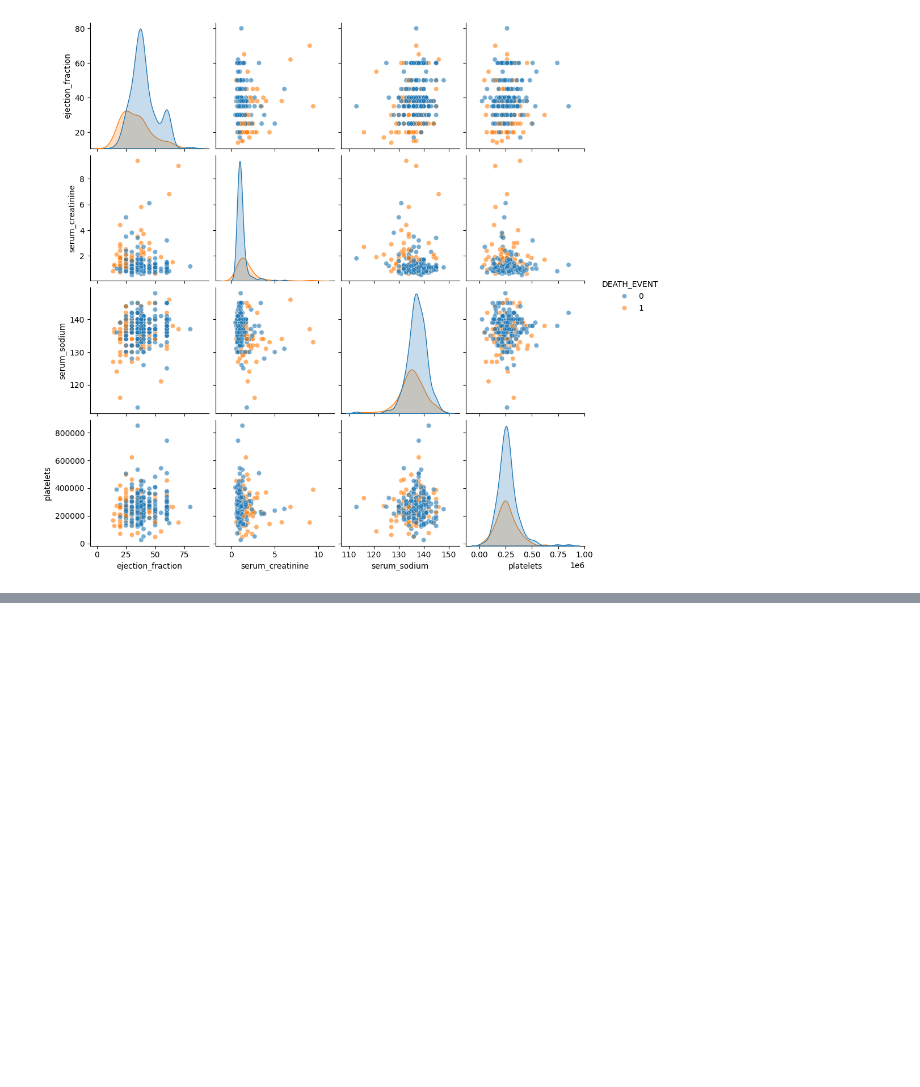
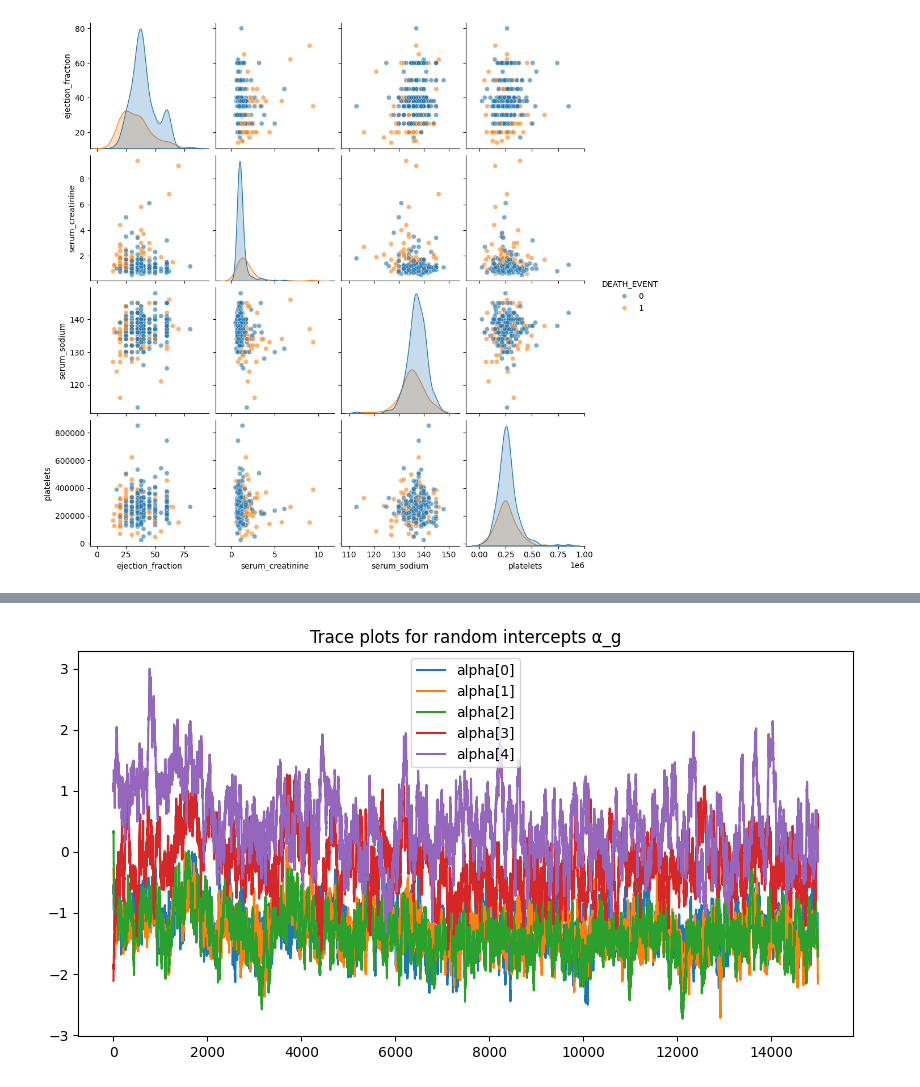
Before and after one commit to jingaling00/bayesian-stats-final-project-fa25, a Jupyter notebook: bayesian-final-proj-fa25.ipynb, the cells around one changed output, grey strips where cells are left out. Saved outputs shown, nothing was run; the diff lists cells and outputs as text; code cells hidden in the pictures; blank space fills up the shorter version.

Commit message:
Added Metropolis sampler
The sampler uses a model selection procedure which relies on empirical inclusion probabilities from previous sampling iterations.

```diff
--- a/bayesian-final-proj-fa25.ipynb
+++ b/bayesian-final-proj-fa25.ipynb
@@ -116,0 +350,9 @@ plt.show()
+# %%
+plt.figure(figsize=(10,5))
+for g in range(G):
+    plt.plot(alpha_samples[:, g], label=f"alpha[{g}]")
+plt.legend()
+plt.title("Trace plots for random intercepts α_g")
+plt.show()
+# %% [output]
+[figure, added]
```
Also changed, not shown: parts of 4 cells of this notebook.
